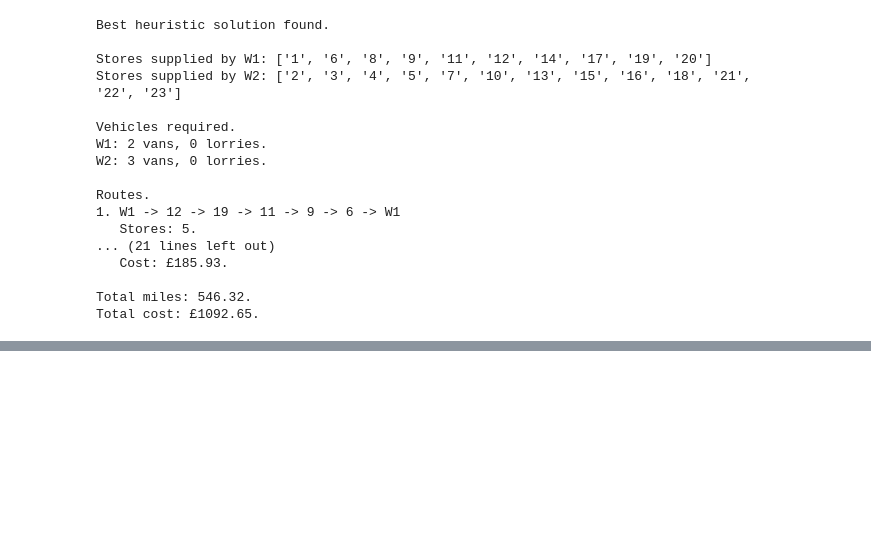
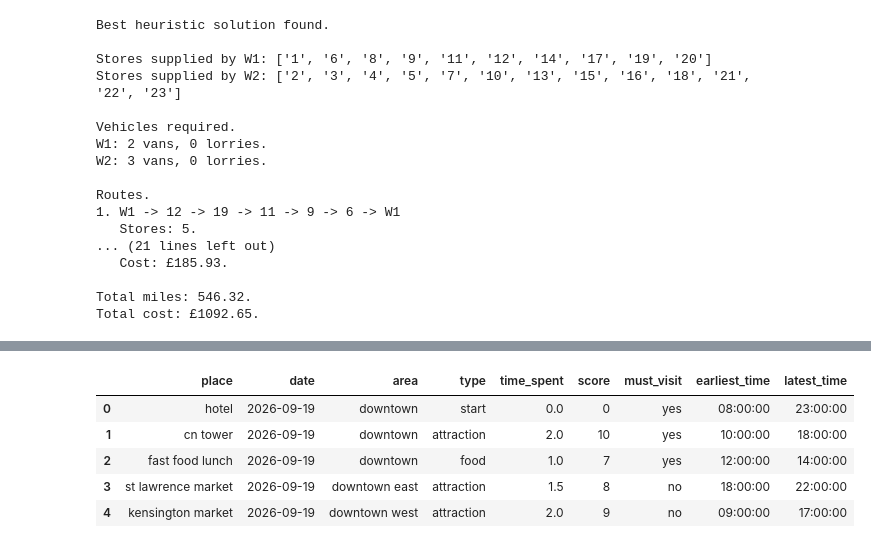
Before and after one commit to jcorrigan13/Assignment2Optimisation, a Jupyter notebook: OptimisationAssignmentMATPMD4.ipynb, the cells around one changed output, grey strips where cells are left out. Cells and saved outputs as stored; diff of their text form; code cells hidden in the pictures; blank space fills up the shorter version.

```diff
--- a/OptimisationAssignmentMATPMD4.ipynb
+++ b/OptimisationAssignmentMATPMD4.ipynb
@@ -389,0 +397,16 @@ The algorithm produced a feasible low-cost solution with total daily cost £1092
+# %%
+# Checking the data file is accessible.
+
+import pandas as pd
+
+file_path = r"C:\Users\jess\Jupyter Notebooks\Toronto.xlsx"
+df = pd.read_excel(file_path)
+
+df.head()
+# %% [output]
+|  | place | date | area | type | time_spent | score | must_visit | earliest_time | latest_time |
+| 0 | hotel | 2026-09-19 | downtown | start | 0.0 | 0 | yes | 08:00:00 | 23:00:00 |
+| 1 | cn tower | 2026-09-19 | downtown | attraction | 2.0 | 10 | yes | 10:00:00 | 18:00:00 |
+| 2 | fast food lunch | 2026-09-19 | downtown | food | 1.0 | 7 | yes | 12:00:00 | 14:00:00 |
+| 3 | st lawrence market | 2026-09-19 | downtown east | attraction | 1.5 | 8 | no | 18:00:00 | 22:00:00 |
+| 4 | kensington market | 2026-09-19 | downtown west | attraction | 2.0 | 9 | no | 09:00:00 | 17:00:00 |
```
Also changed, not shown: parts of 3 cells of this notebook.
